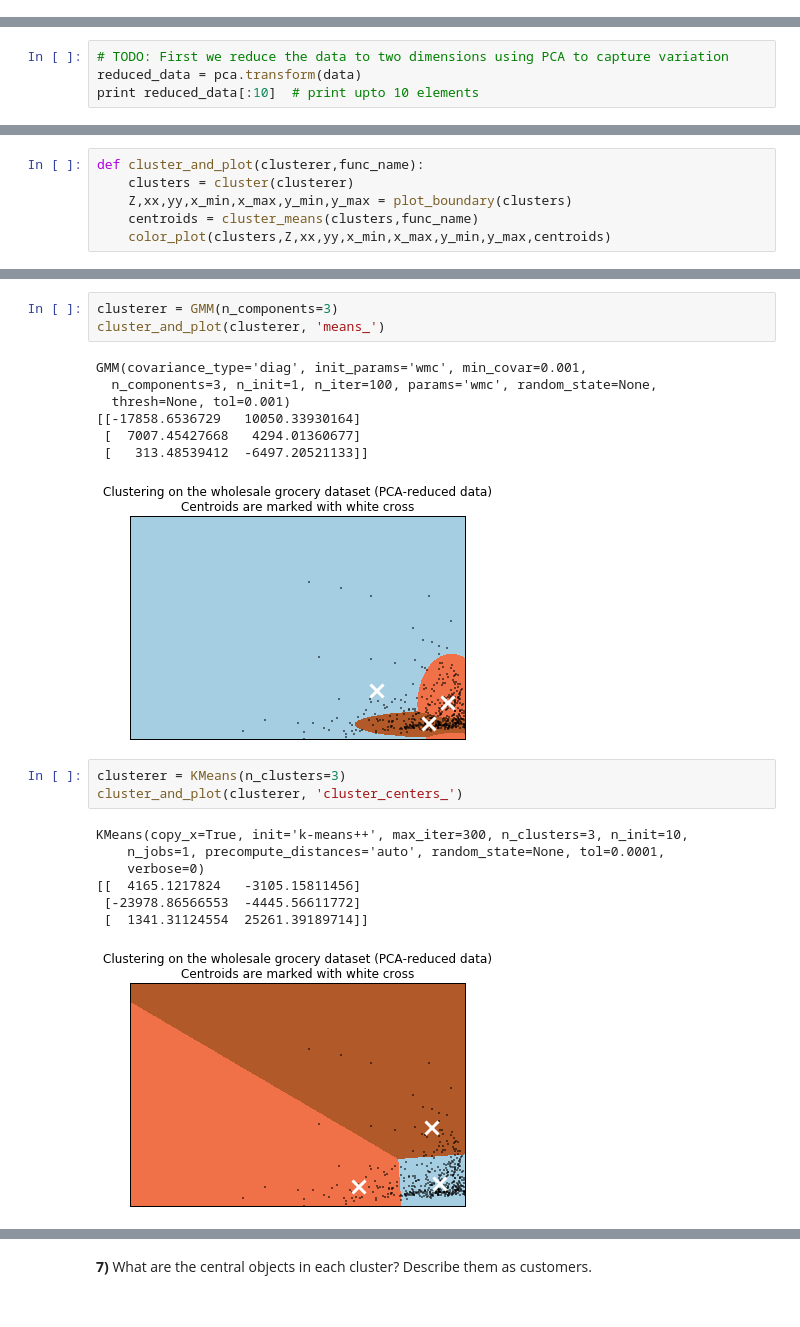
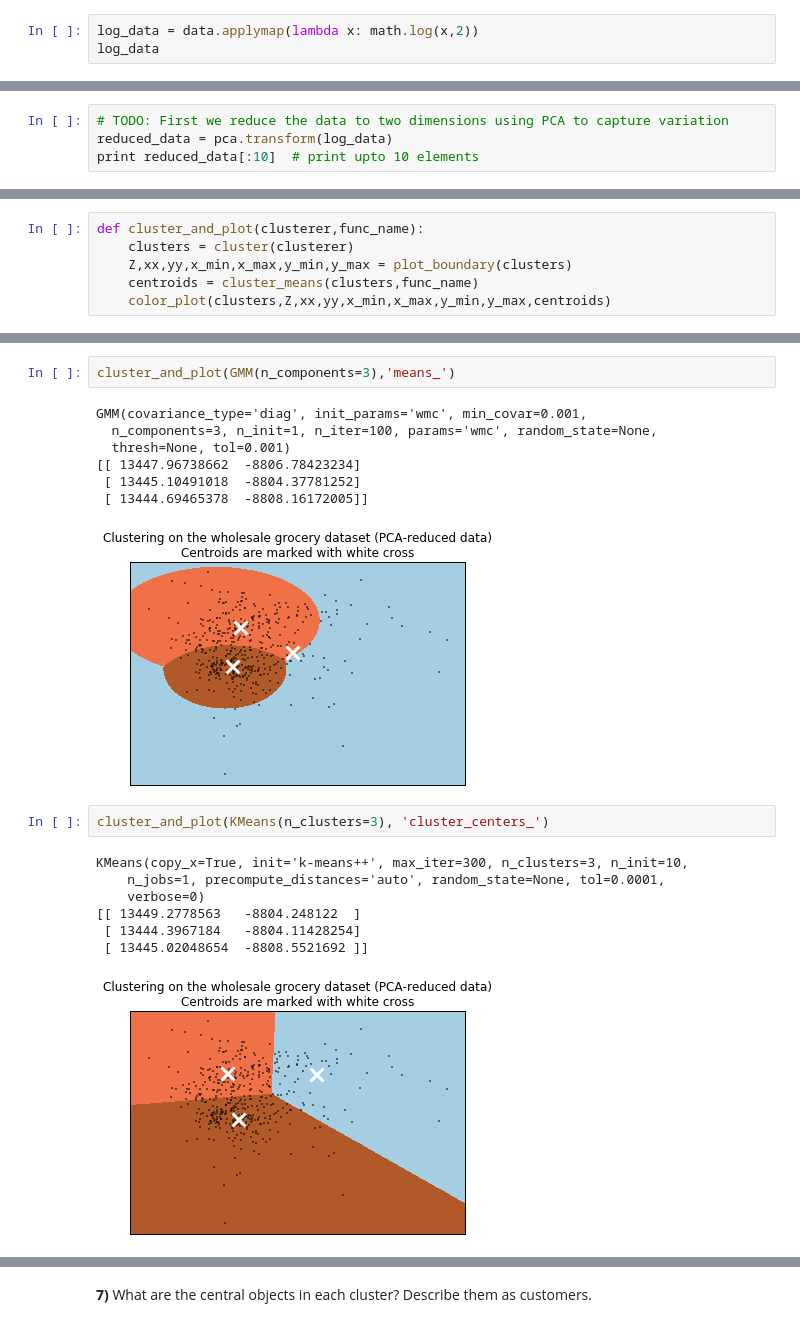
Before and after one commit to Edderic/udacity-machine-learning-nanodegree, a Jupyter notebook: p3-customer-segments/customer_segments.ipynb, the cells around one changed output, grey strips where cells are left out. Saved outputs shown, nothing was run; the diff lists cells and outputs as text.

```diff
--- a/p3-customer-segments/customer_segments.ipynb
+++ b/p3-customer-segments/customer_segments.ipynb
@@ -304,0 +367,3 @@ from sklearn.mixture import GMM
+# %%
+log_data = data.applymap(lambda x: math.log(x,2))
+log_data
@@ -305,5 +389,5 @@ from sklearn.mixture import GMM
 # %%
 # TODO: First we reduce the data to two dimensions using PCA to capture variation
-reduced_data = pca.transform(data)
+reduced_data = pca.transform(log_data)
 print reduced_data[:10]  # print upto 10 elements
 # %% [output]
@@ -397,22 +576,20 @@ KMeans(copy_x=True, init='k-means++', max_iter=300, n_clusters=2, n_init=10,
 # %%
-clusterer = GMM(n_components=3)
-cluster_and_plot(clusterer, 'means_')
+cluster_and_plot(GMM(n_components=3),'means_')
 # %% [output]
 GMM(covariance_type='diag', init_params='wmc', min_covar=0.001,
   n_components=3, n_init=1, n_iter=100, params='wmc', random_state=None,
   thresh=None, tol=0.001)
-[[-17858.6536729   10050.33930164]
- [  7007.45427668   4294.01360677]
- [   313.48539412  -6497.20521133]]
+[[ 13447.96738662  -8806.78423234]
+ [ 13445.10491018  -8804.37781252]
+ [ 13444.69465378  -8808.16172005]]
-[figure, old version]
+[figure, new version]
 # %%
-clusterer = KMeans(n_clusters=3)
-cluster_and_plot(clusterer, 'cluster_centers_')
+cluster_and_plot(KMeans(n_clusters=3), 'cluster_centers_')
 # %% [output]
 KMeans(copy_x=True, init='k-means++', max_iter=300, n_clusters=3, n_init=10,
     n_jobs=1, precompute_distances='auto', random_state=None, tol=0.0001,
     verbose=0)
-[[  4165.1217824   -3105.15811456]
- [-23978.86566553  -4445.56611772]
- [  1341.31124554  25261.39189714]]
+[[ 13449.2778563   -8804.248122  ]
+ [ 13444.3967184   -8804.11428254]
+ [ 13445.02048654  -8808.5521692 ]]
-[figure, old version]
+[figure, new version]
```
Also changed, not shown: parts of 56 cells of this notebook, 1 other file.
